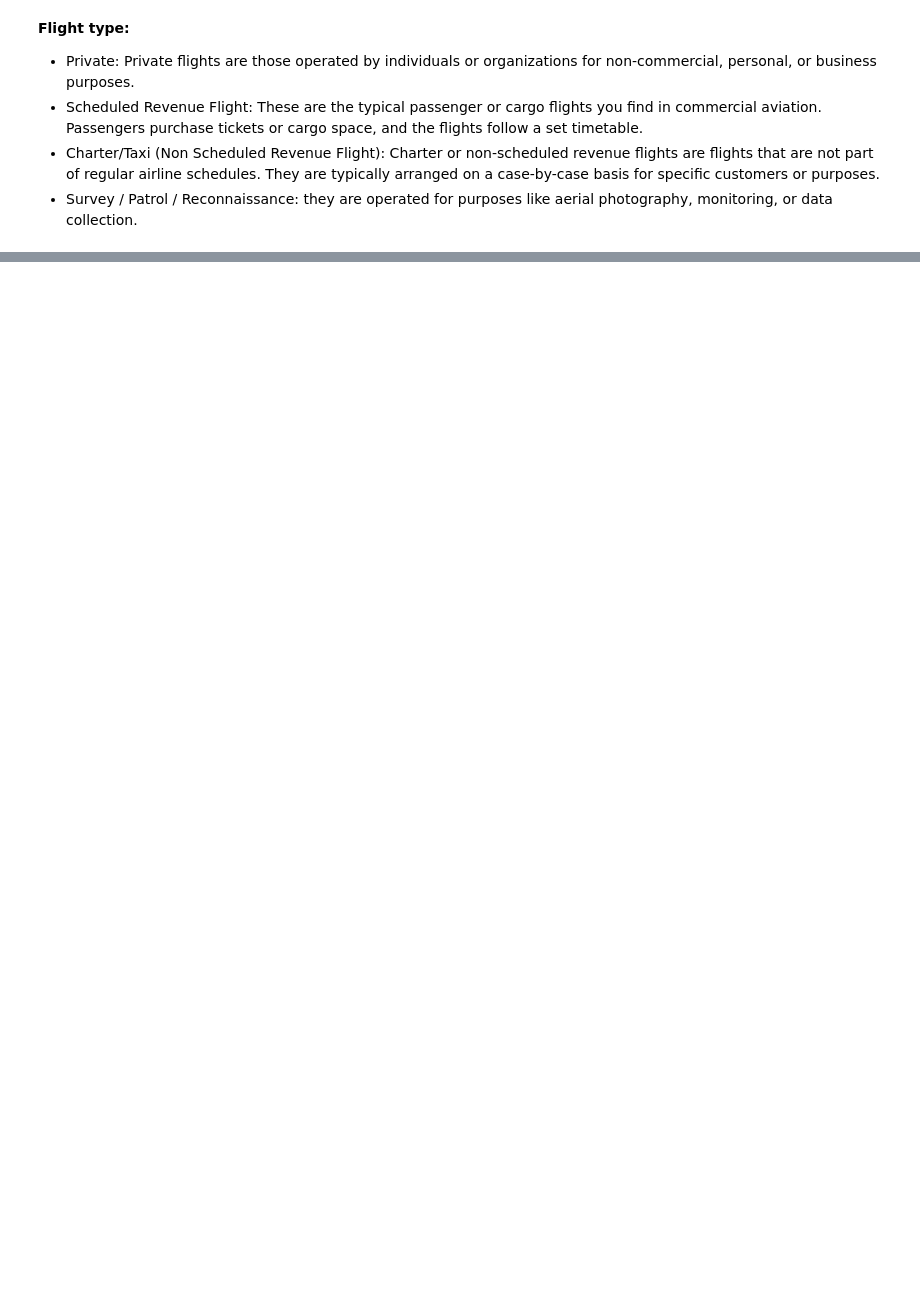
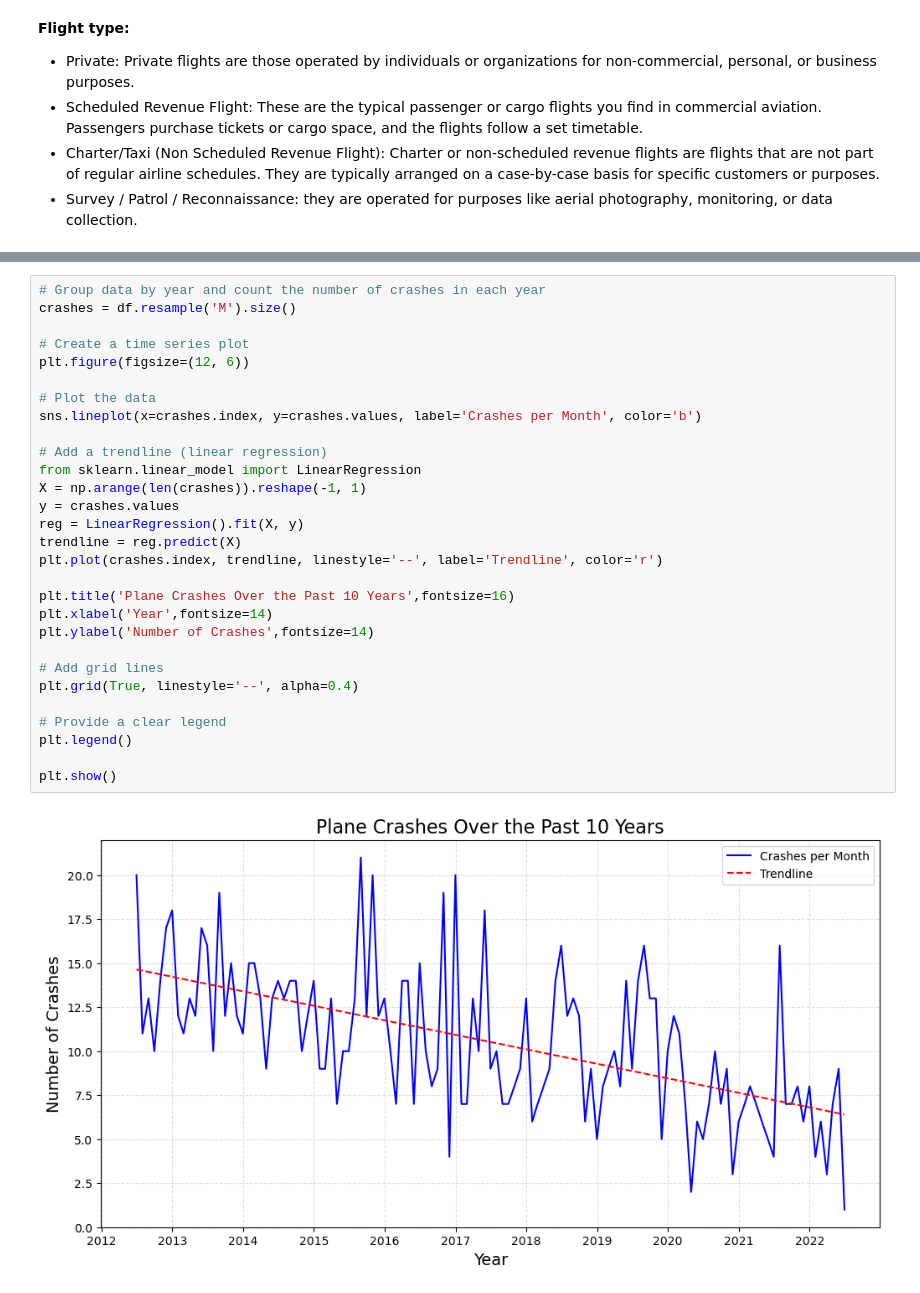
Before and after one commit to heitorgaf/Machine-Learning-for-Business, a Jupyter notebook: MLBus_HDipData_CA1.ipynb, the cells around one changed output, grey strips where cells are left out. Saved outputs shown, nothing was run; the diff lists cells and outputs as text; blank space fills up the shorter version.

Commit message:
Create Data Visualization (Time Series)
The frequency of plane crashes & Decomposition visualization.

```diff
--- a/MLBus_HDipData_CA1.ipynb
+++ b/MLBus_HDipData_CA1.ipynb
@@ -195,0 +350,31 @@ def scale_data(df, method='scale'):
+# %%
+# Group data by year and count the number of crashes in each year
+crashes = df.resample('M').size()
+
+# Create a time series plot
+plt.figure(figsize=(12, 6))
+
+# Plot the data
+sns.lineplot(x=crashes.index, y=crashes.values, label='Crashes per Month', color='b')
+
+# Add a trendline (linear regression)
+from sklearn.linear_model import LinearRegression
+X = np.arange(len(crashes)).reshape(-1, 1)
+y = crashes.values
+reg = LinearRegression().fit(X, y)
+trendline = reg.predict(X)
+plt.plot(crashes.index, trendline, linestyle='--', label='Trendline', color='r')
+
+plt.title('Plane Crashes Over the Past 10 Years',fontsize=16)
+plt.xlabel('Year',fontsize=14)
+plt.ylabel('Number of Crashes',fontsize=14)
+
+# Add grid lines
+plt.grid(True, linestyle='--', alpha=0.4)
+
+# Provide a clear legend
+plt.legend()
+
+plt.show()
+# %% [output]
+[figure, added]
```
Also changed, not shown: parts of 46 cells of this notebook.
